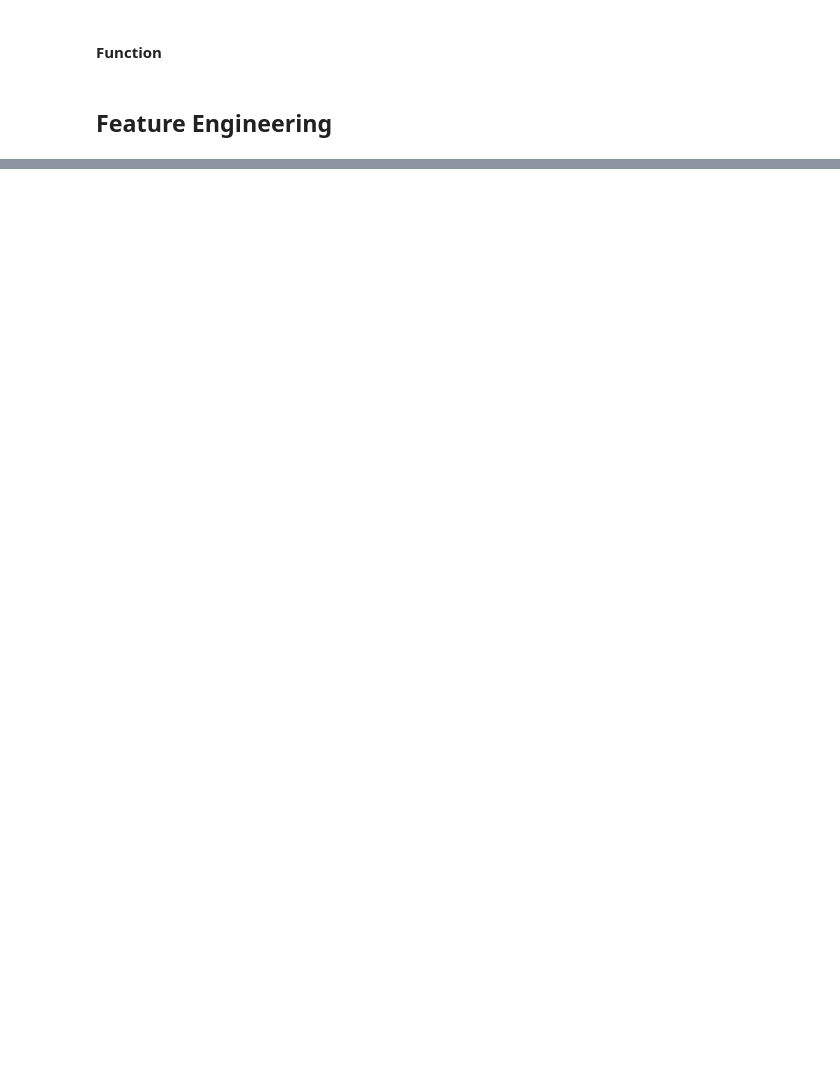
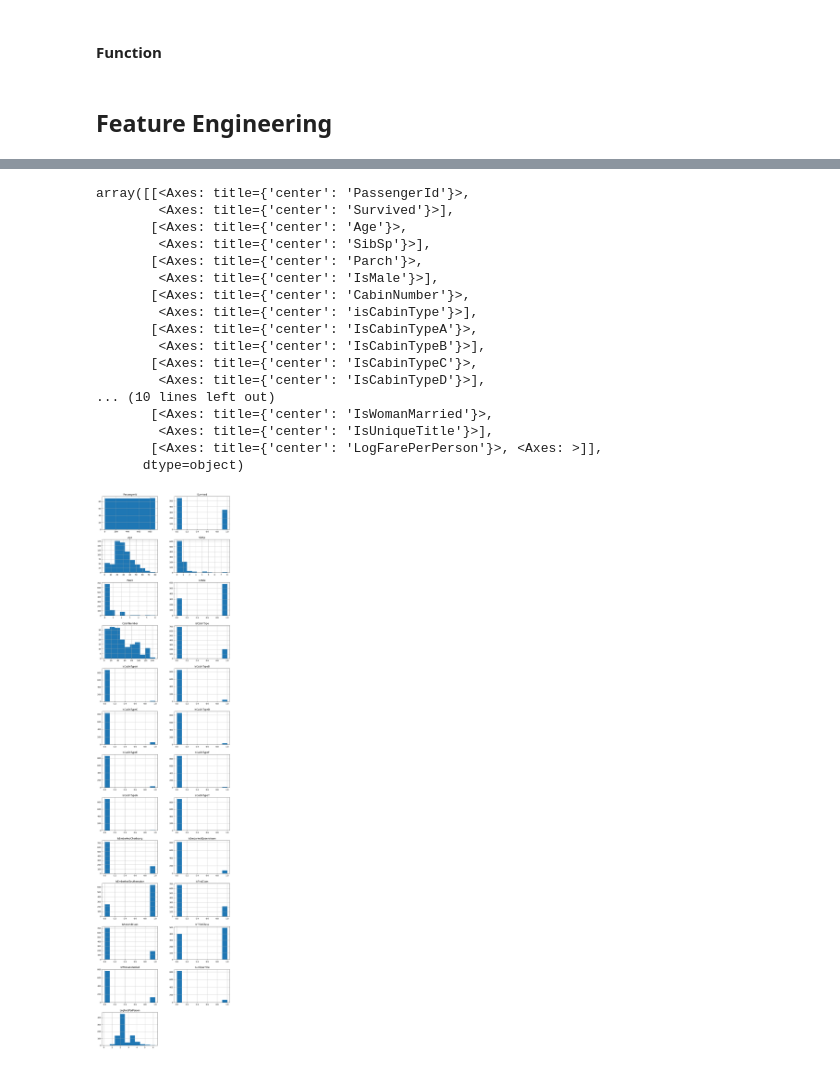
Before and after one commit to TylerJSimpson/kaggle_projects, a Jupyter notebook: titanic-xgboost-tjs.ipynb, the cells around one changed output, grey strips where cells are left out. Saved outputs shown, nothing was run; the diff lists cells and outputs as text; code cells hidden in the pictures; blank space fills up the shorter version.

```diff
--- a/titanic-xgboost-tjs.ipynb
+++ b/titanic-xgboost-tjs.ipynb
@@ -266,4 +267,25 @@ IsThirdClass               int64
 dtype: object
+# %%
+custom_hist(df_train)
+# %% [output]
+array([[<Axes: title={'center': 'PassengerId'}>,
+        <Axes: title={'center': 'Survived'}>],
+       [<Axes: title={'center': 'Age'}>,
+        <Axes: title={'center': 'SibSp'}>],
+       [<Axes: title={'center': 'Parch'}>,
+        <Axes: title={'center': 'IsMale'}>],
+       [<Axes: title={'center': 'CabinNumber'}>,
+        <Axes: title={'center': 'isCabinType'}>],
+       [<Axes: title={'center': 'IsCabinTypeA'}>,
+        <Axes: title={'center': 'IsCabinTypeB'}>],
+       [<Axes: title={'center': 'IsCabinTypeC'}>,
+        <Axes: title={'center': 'IsCabinTypeD'}>],
+... (10 lines left out)
+       [<Axes: title={'center': 'IsWomanMarried'}>,
+        <Axes: title={'center': 'IsUniqueTitle'}>],
+       [<Axes: title={'center': 'LogFarePerPerson'}>, <Axes: >]],
+      dtype=object)
+[figure, added]
 # %%
 def feature_engineering(df):
 
```
Also changed, not shown: parts of 17 cells of this notebook.
